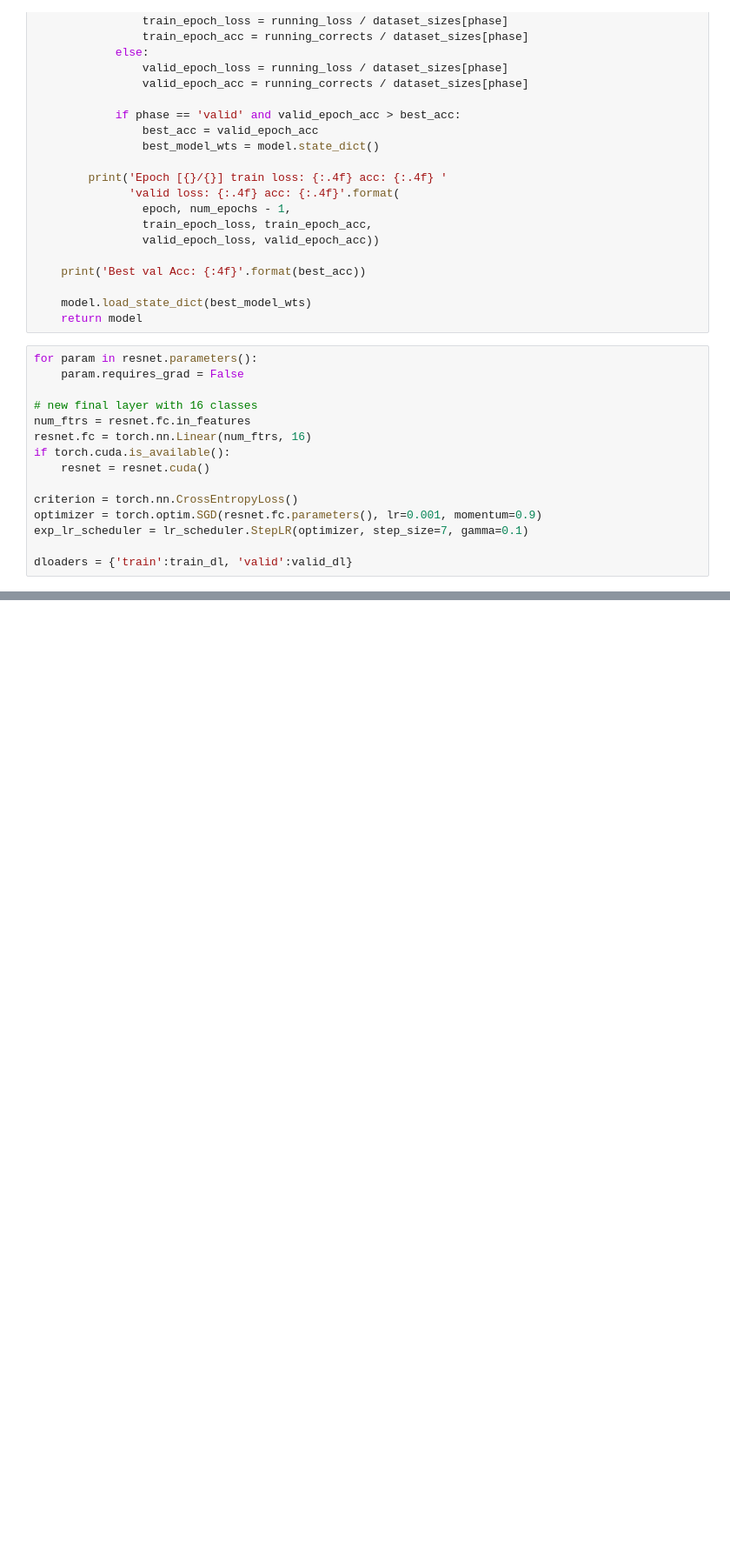
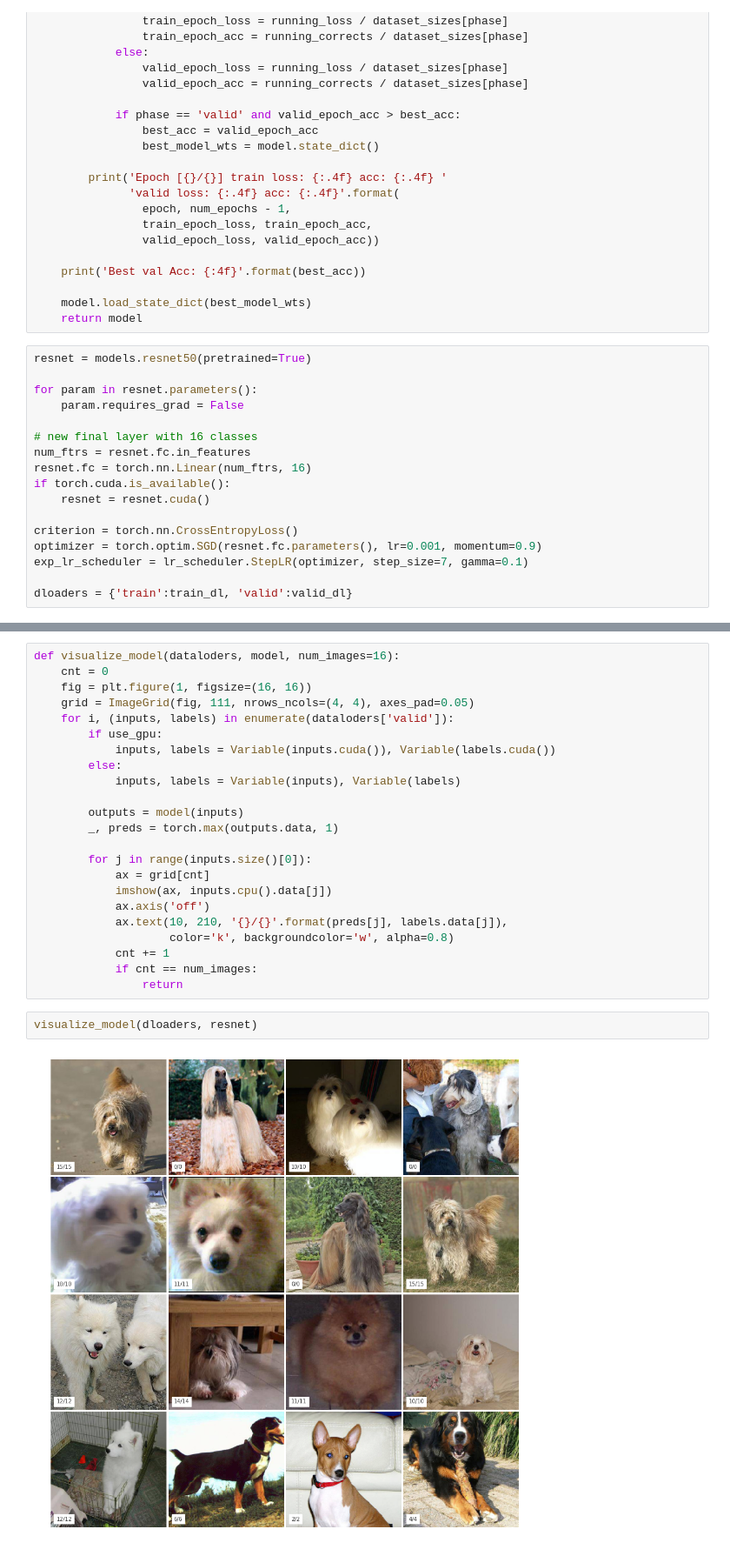
Before and after one commit to aahnn/whos-that-dog, a Jupyter notebook: breed-classifier.ipynb, the cells around one changed output, grey strips where cells are left out. Shown at 87% size. Drawn from its saved outputs; the diff is of its cells as text; blank space fills up the shorter version.

Commit message:
Add visualization

```diff
--- a/breed-classifier.ipynb
+++ b/breed-classifier.ipynb
@@ -169,6 +153,8 @@ def train_model(dataloders, model, criterion, optimizer, scheduler, num_epochs=2
     model.load_state_dict(best_model_wts)
     return model
 # %%
+resnet = models.resnet50(pretrained=True)
+
 for param in resnet.parameters():
     param.requires_grad = False
 
@@ -207,0 +176,27 @@ Training time: 8.156495 minutes
+# %%
+def visualize_model(dataloders, model, num_images=16):
+    cnt = 0
+    fig = plt.figure(1, figsize=(16, 16))
+    grid = ImageGrid(fig, 111, nrows_ncols=(4, 4), axes_pad=0.05)
+    for i, (inputs, labels) in enumerate(dataloders['valid']):
+        if use_gpu:
+            inputs, labels = Variable(inputs.cuda()), Variable(labels.cuda())
+        else:
+            inputs, labels = Variable(inputs), Variable(labels)
+
+        outputs = model(inputs)
+        _, preds = torch.max(outputs.data, 1)
+
+        for j in range(inputs.size()[0]):
+            ax = grid[cnt]
+            imshow(ax, inputs.cpu().data[j])
+            ax.axis('off')
+            ax.text(10, 210, '{}/{}'.format(preds[j], labels.data[j]),
+                    color='k', backgroundcolor='w', alpha=0.8)
+            cnt += 1
+            if cnt == num_images:
+                return
+# %%
+visualize_model(dloaders, resnet)
+# %% [output]
+[figure, added]
```
Also changed, not shown: parts of 6 cells of this notebook.
